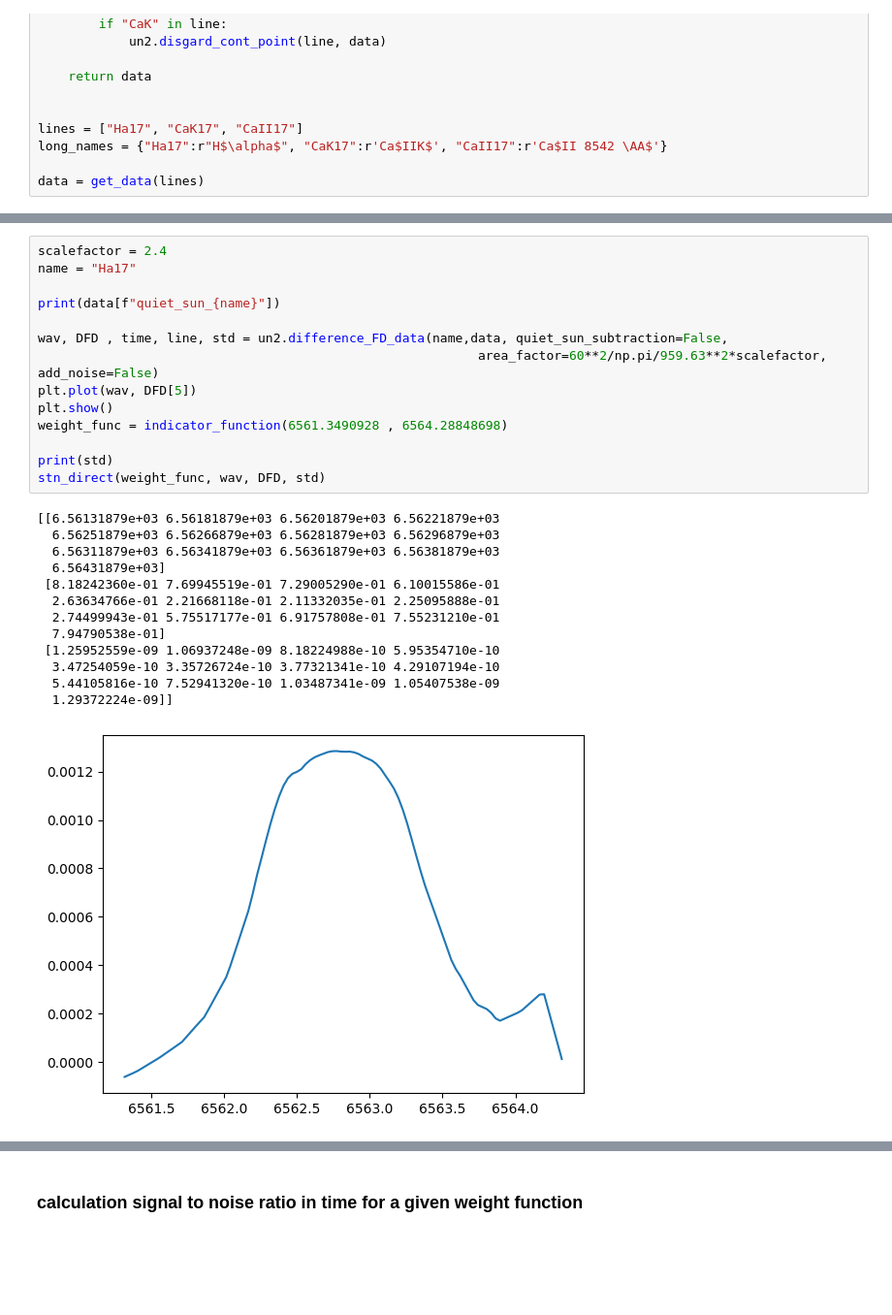
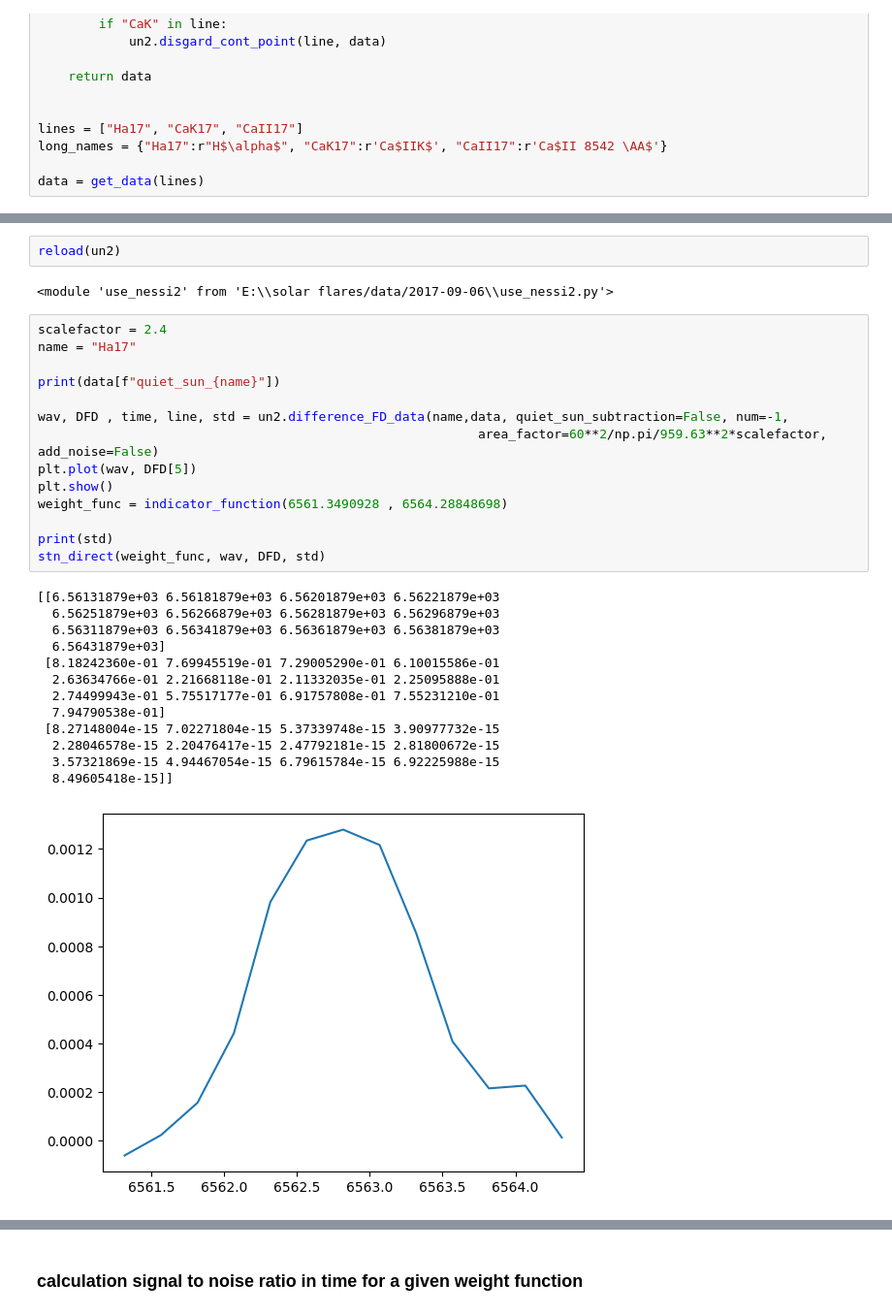
Before and after one commit to demichieldewilde/solar-flares, a Jupyter notebook: data/optimal_width/test_run.ipynb, the cells around one changed output, grey strips where cells are left out. Shown at 97% size. Drawn from its saved outputs; the diff is of its cells as text; blank space fills up the shorter version.

```diff
--- a/data/optimal_width/test_run.ipynb
+++ b/data/optimal_width/test_run.ipynb
@@ -139,28 +141,32 @@ data = get_data(lines)
+# %%
+reload(un2)
+# %% [output]
+<module 'use_nessi2' from 'E:\\solar flares/data/2017-09-06\\use_nessi2.py'>
 # %%
 scalefactor = 2.4
 name = "Ha17"
 
 print(data[f"quiet_sun_{name}"])
 
-wav, DFD , time, line, std = un2.difference_FD_data(name,data, quiet_sun_subtraction=False,
+wav, DFD , time, line, std = un2.difference_FD_data(name,data, quiet_sun_subtraction=False, num=-1,
                                                           area_factor=60**2/np.pi/959.63**2*scalefactor, add_noise=False)
 plt.plot(wav, DFD[5])
 plt.show()
 weight_func = indicator_function(6561.3490928 , 6564.28848698)
 
 print(std)
 stn_direct(weight_func, wav, DFD, std)
 # %% [output]
 [[6.56131879e+03 6.56181879e+03 6.56201879e+03 6.56221879e+03
   6.56251879e+03 6.56266879e+03 6.56281879e+03 6.56296879e+03
   6.56311879e+03 6.56341879e+03 6.56361879e+03 6.56381879e+03
   6.56431879e+03]
  [8.18242360e-01 7.69945519e-01 7.29005290e-01 6.10015586e-01
   2.63634766e-01 2.21668118e-01 2.11332035e-01 2.25095888e-01
   2.74499943e-01 5.75517177e-01 6.91757808e-01 7.55231210e-01
   7.94790538e-01]
- [1.25952559e-09 1.06937248e-09 8.18224988e-10 5.95354710e-10
-  3.47254059e-10 3.35726724e-10 3.77321341e-10 4.29107194e-10
-  5.44105816e-10 7.52941320e-10 1.03487341e-09 1.05407538e-09
-  1.29372224e-09]]
+ [8.27148004e-15 7.02271804e-15 5.37339748e-15 3.90977732e-15
+  2.28046578e-15 2.20476417e-15 2.47792181e-15 2.81800672e-15
+  3.57321869e-15 4.94467054e-15 6.79615784e-15 6.92225988e-15
+  8.49605418e-15]]
-[figure, old version]
+[figure, new version]
```
Also changed, not shown: parts of 16 cells of this notebook, 5 other files.
